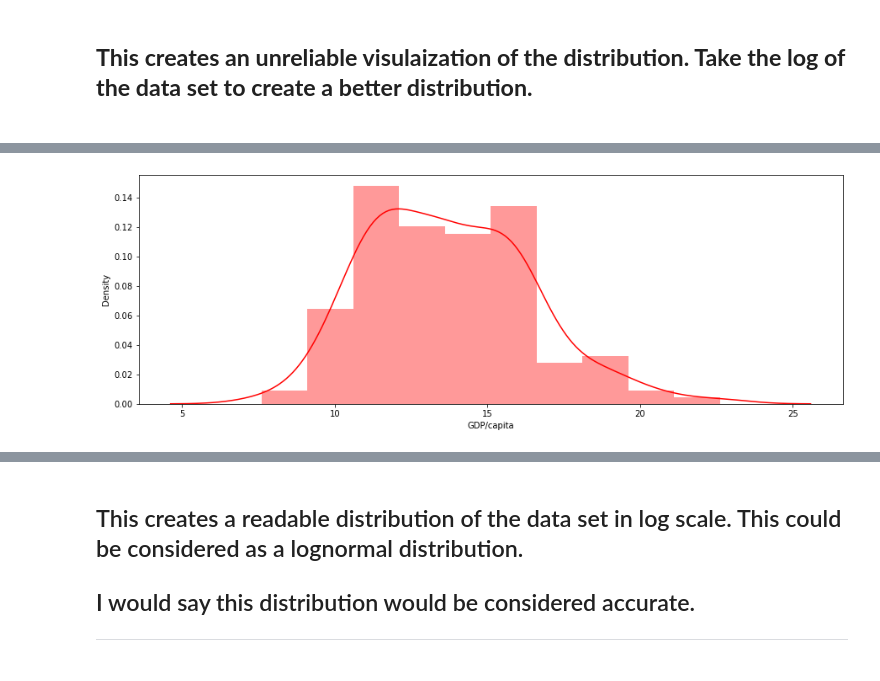
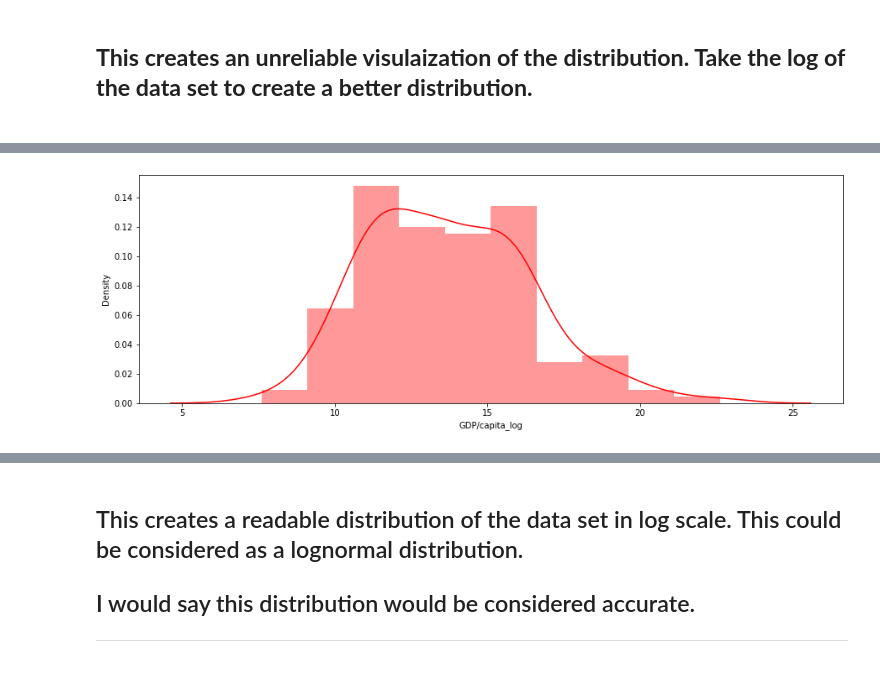
Before and after one commit to JohnHare7/3450_Asn2_Students, a Jupyter notebook: asn2Workbook_JohnHare.ipynb, the cells around one changed output, grey strips where cells are left out. Cells and saved outputs as stored; diff of their text form; code cells hidden in the pictures.

```diff
--- a/asn2Workbook_JohnHare.ipynb
+++ b/asn2Workbook_JohnHare.ipynb
@@ -183,3 +183,8 @@ plt.show()
 [figure]
 # %% [markdown]
 <h2><b>This creates an unreliable visulaization of the distribution. Take the log of the data set to create a better distribution.</b><h2>
+# %%
+#Analytical for GDP/capita
+dfLE["GDP/capita_log"] = " "
+dfLE["GDP/capita_log"] = np.log(dfLE["GDP/capita"])
+dfLE.head()
@@ -186,7 +198,6 @@ plt.show()
 # %%
-#Analytical for GDP/capita
-sns.distplot(np.log(dfLE["GDP/capita"]), color="red")
+sns.distplot((dfLE["GDP/capita_log"]), color="red")
 #real values
 plt.show()
 # %% [output]
-[figure, old version]
+[figure, new version]
```
Also changed, not shown: parts of 2 cells of this notebook.
